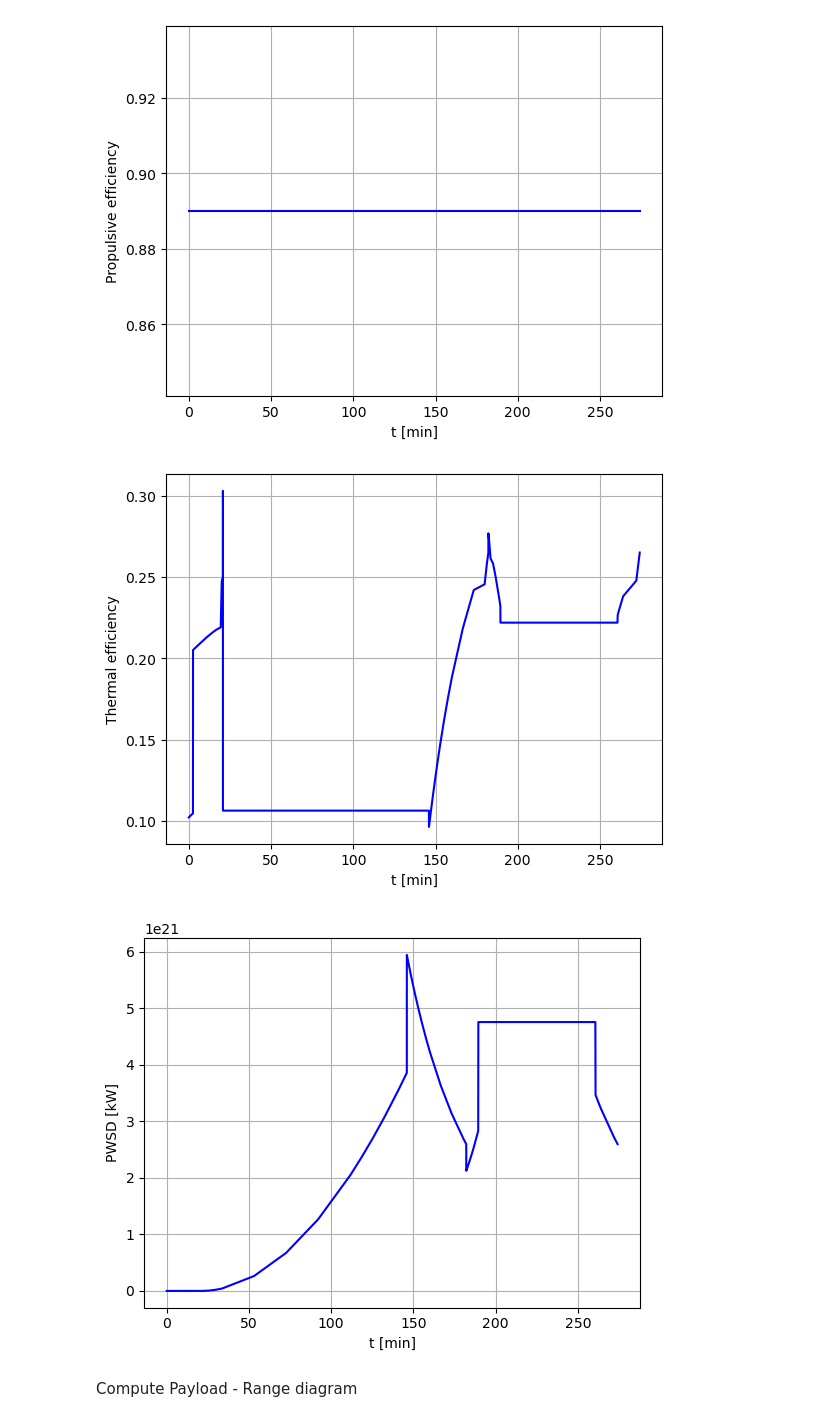
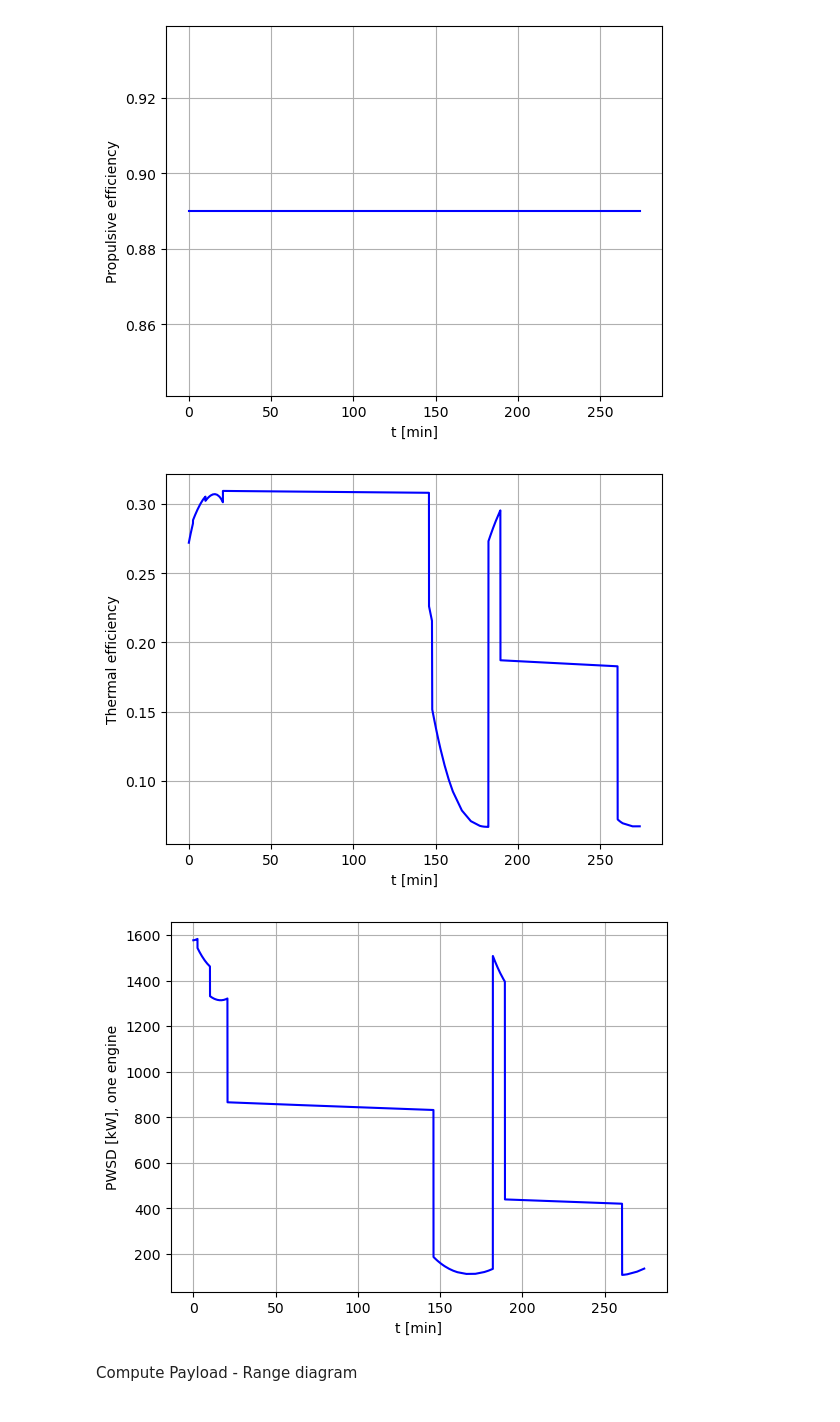
Before and after one commit to rmalpica/PhlyGreen, a Jupyter notebook: trunk/tutorial/ATR42.ipynb, the cells around one changed output. Cells and saved outputs as stored; diff of their text form; code cells hidden in the pictures.

```diff
--- a/trunk/tutorial/ATR42.ipynb
+++ b/trunk/tutorial/ATR42.ipynb
@@ -69,7 +69,7 @@ MissionStages = {'Takeoff': {'Supplied Power Ratio':{'phi': 0.0}},
                  'Climb1': {'type': 'ConstantRateClimb', 'input': {'CB': 0.12, 'Speed': 77, 'StartAltitude': 100, 'EndAltitude': 1500}, 'Supplied Power Ratio':{'phi_start': 0.0, 'phi_end':0.0 }},
                  'Climb2': {'type': 'ConstantRateClimb', 'input': {'CB': 0.06, 'Speed': 110, 'StartAltitude': 1500, 'EndAltitude': 4500}, 'Supplied Power Ratio':{'phi_start': 0.0, 'phi_end':0.0 }},
                  'Climb3': {'type': 'ConstantRateClimb', 'input': {'CB': 0.05, 'Speed': 110, 'StartAltitude': 4500, 'EndAltitude': 8000}, 'Supplied Power Ratio':{'phi_start': 0.0, 'phi_end':0.0 }},
-                 'Cruise': {'type': 'ConstantMachCruise', 'input':{ 'Mach': 0.45, 'Altitude': 8000}, 'Supplied Power Ratio':{'phi_start': 0.1, 'phi_end':0.1}},
+                 'Cruise': {'type': 'ConstantMachCruise', 'input':{ 'Mach': 0.45, 'Altitude': 8000}, 'Supplied Power Ratio':{'phi_start': 0.0, 'phi_end':0.0}},
                  'Descent1': {'type': 'ConstantRateDescent', 'input':{'CB': -0.04, 'Speed': 90, 'StartAltitude': 8000, 'EndAltitude': 200}, 'Supplied Power Ratio':{'phi_start': 0.0, 'phi_end':0.0 }}}
 
 DiversionStages = {'Climb1': {'type': 'ConstantRateClimb', 'input': {'CB': 0.06, 'Speed': 110, 'StartAltitude': 200, 'EndAltitude': 3100}, 'Supplied Power Ratio':{'phi_start': 0.0, 'phi_end':0.0 }},
@@ -124,9 +126,9 @@ myaircraft.CellInput = CellInput
 # %% [markdown]
 Set aircraft power configuration
 # %%
-# myaircraft.Configuration = 'Traditional'
-myaircraft.Configuration = 'Hybrid'
-myaircraft.HybridType = 'Parallel'
+myaircraft.Configuration = 'Traditional'
+#myaircraft.Configuration = 'Hybrid'
+#myaircraft.HybridType = 'Parallel'
 myaircraft.AircraftType = 'ATR'
 # %% [markdown]
 Set inputs
@@ -391,21 +384,21 @@ if myaircraft.EnergyInput['Eta Gas Turbine Model'] == 'PW127':
     plt.ylabel('Thermal efficiency')
     plt.show()
 # %% [output]
-[figure, old version]
+[figure, new version]
 # %%
 pwsd = np.zeros(len(times))
 for t in range(len(times)):
     alt = myaircraft.mission.profile.Altitude(times[t])
     v = myaircraft.mission.profile.Velocity(times[t])
     power = (myaircraft.weight.WTO) * myaircraft.performance.PoWTO(myaircraft.DesignWTOoS,beta[t],myaircraft.mission.profile.PowerExcess(times[t]),1,alt,myaircraft.mission.DISA,v,'TAS')
-    pwsd[t]= 1e-3*0.5*0.89*power
+    pwsd[t]= 1e-3*(1/myaircraft.performance.n_engines)*power/myaircraft.powertrain.EtaPP
 plt.plot(times/60,pwsd, 'b')
 plt.grid(visible=True)
 plt.xlabel('t [min]')
-plt.ylabel('PWSD [kW]')
+plt.ylabel('PWSD [kW], one engine')
 plt.show()
 # %% [output]
-[figure, old version]
+[figure, new version]
 # %% [markdown]
 Compute Payload - Range diagram
 # %%
```
Also changed, not shown: parts of 15 cells of this notebook, 4 other files.
